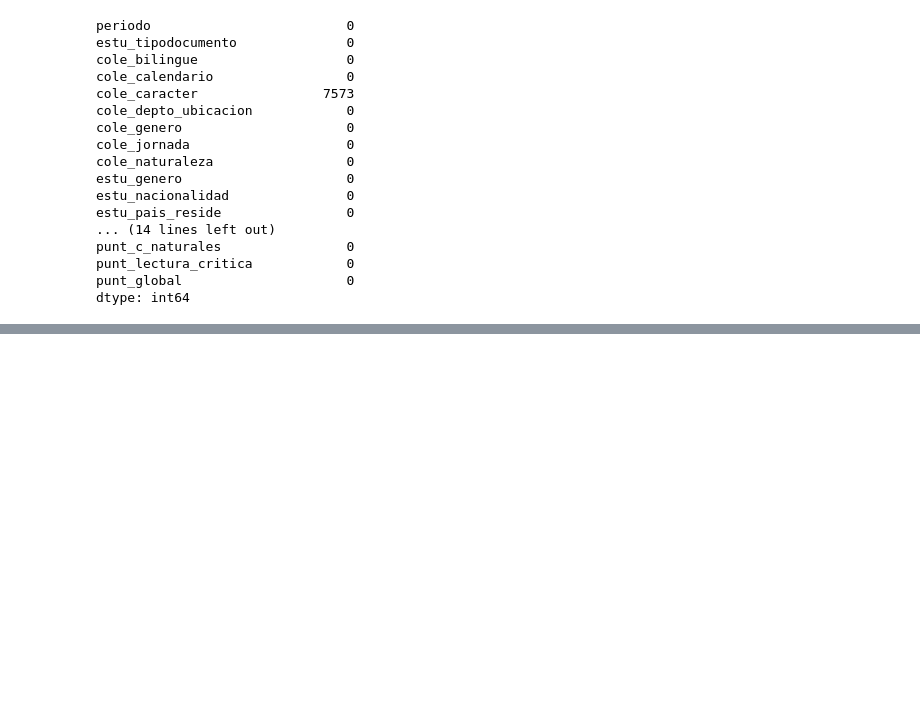
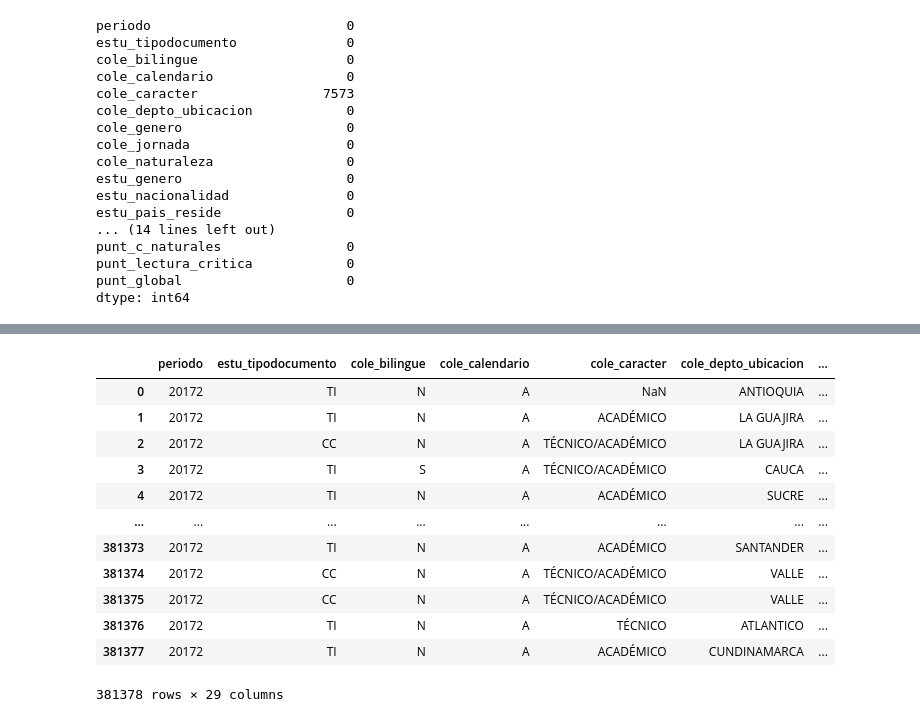
Before and after one commit to Mariapaulaestupinan/Proyecto-2-Analitica, a Jupyter notebook: limpieza_de_datos/Limpieza de datos.ipynb, the cells around one changed output, grey strips where cells are left out. Saved outputs shown, nothing was run; the diff lists cells and outputs as text; code cells hidden in the pictures; blank space fills up the shorter version.

Commit message:
Completar los datos faltantes de la columna fami_estratovivienda

```diff
--- a/limpieza_de_datos/Limpieza de datos.ipynb
+++ b/limpieza_de_datos/Limpieza de datos.ipynb
@@ -802,3 +802,33 @@ punt_c_naturales                0
 punt_lectura_critica            0
 punt_global                     0
 dtype: int64
+# %%
+# Función para convertir un string con formato 'clave: valor, clave: valor' en un diccionario {clave: int(valor)}
+def parse_estratos(s):
+    pares = s.split(',')  # Separar el string por comas para obtener cada par clave:valor
+    d = {}
+    for par in pares:
+        par = par.strip()  # Eliminar espacios en blanco alrededor del par clave:valor
+        if ':' in par:
+            clave, valor = par.split(':')  # Separar clave y valor por los dos puntos
+            d[clave.strip()] = int(valor.strip())  # Guardar en el diccionario la clave con valor entero
+    return d
+
+# Aplicar la función anterior a la columna 'frecuencia_estratos' para crear una nueva columna con diccionarios
+df_resultado_oficial['estratos_dict'] = df_resultado_oficial['frecuencia_estratos'].apply(parse_estratos)
+
+# Función para calcular el porcentaje que representa cada valor respecto al total de su diccionario
+def dict_to_pct(d):
+    total = sum(d.values())  # Sumar todos los valores del diccionario para obtener el total
+    return {k: (v / total) * 100 for k, v in d.items()}  # Calcular el porcentaje de cada valor
+
+# Aplicar la función de porcentaje a la columna de diccionarios y expandir el resultado en columnas separadas
+df_pct = df_resultado_oficial['estratos_dict'].apply(dict_to_pct).apply(pd.Series).fillna(0)
+
+# Unir el DataFrame original (sin las columnas originales de strings y diccionarios) con el DataFrame de porcentajes
+df_resultado_oficial_estratos = pd.concat(
+    [df_resultado_oficial.drop(columns=['frecuencia_estratos', 'estratos_dict']), df_pct], axis=1
+)
+
+# Mostrar el DataFrame resultante con las columnas de porcentajes por estrato
+print(df_resultado_oficial_estratos)
@@ -804,0 +935,28 @@ dtype: int64
+# %%
+# Filtrar solo las filas donde la columna 'cole_naturaleza' sea 'OFICIAL'
+df_oficial = df_final1[df_final1['cole_naturaleza'] == 'OFICIAL'].copy()
+
+# Agrupar el DataFrame filtrado por las combinaciones de las columnas indicadas,
+# luego aplicar la función 'asignar_estrato' a cada grupo para asignar estratos faltantes
+datos_oficiales_estrato = df_oficial.groupby(
+    ['fami_tienecomputador', 'fami_tieneinternet', 'fami_tieneautomovil', 'fami_tienelavadora']
+).apply(asignar_estrato_oficial)
+
+# Reiniciar el índice del DataFrame resultante para evitar índices multi-nivel
+datos_oficiales_estrato.reset_index(drop=True, inplace=True)
+# %%
+datos_oficiales_estrato
+# %% [output]
+|  | periodo | estu_tipodocumento | cole_bilingue | cole_calendario | cole_caracter | cole_depto_ubicacion | ... |
+| 0 | 20172 | TI | N | A | NaN | ANTIOQUIA | ... |
+| 1 | 20172 | TI | N | A | ACADÉMICO | LA GUAJIRA | ... |
+| 2 | 20172 | CC | N | A | TÉCNICO/ACADÉMICO | LA GUAJIRA | ... |
+| 3 | 20172 | TI | S | A | TÉCNICO/ACADÉMICO | CAUCA | ... |
+| 4 | 20172 | TI | N | A | ACADÉMICO | SUCRE | ... |
+| ... | ... | ... | ... | ... | ... | ... | ... |
+| 381373 | 20172 | TI | N | A | ACADÉMICO | SANTANDER | ... |
+| 381374 | 20172 | CC | N | A | TÉCNICO/ACADÉMICO | VALLE | ... |
+| 381375 | 20172 | CC | N | A | TÉCNICO/ACADÉMICO | VALLE | ... |
+| 381376 | 20172 | TI | N | A | TÉCNICO | ATLANTICO | ... |
+| 381377 | 20172 | TI | N | A | ACADÉMICO | CUNDINAMARCA | ... |
+381378 rows × 29 columns
```
Also changed, not shown: parts of 11 cells of this notebook.
